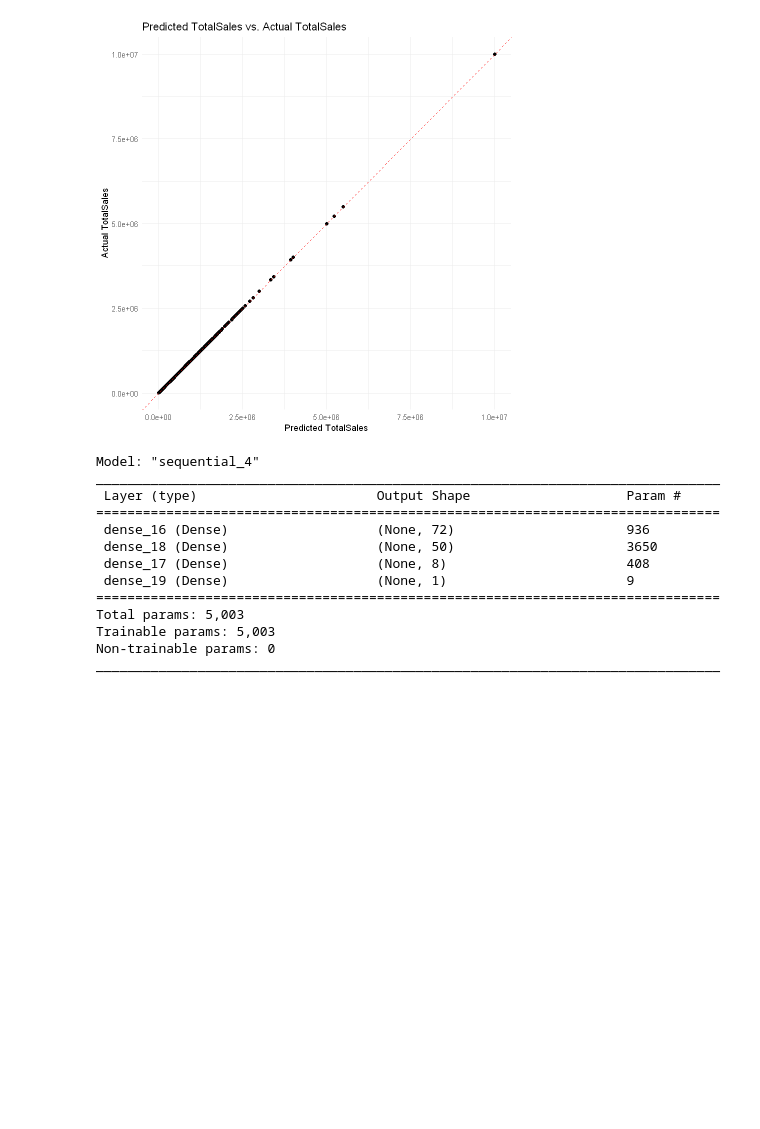
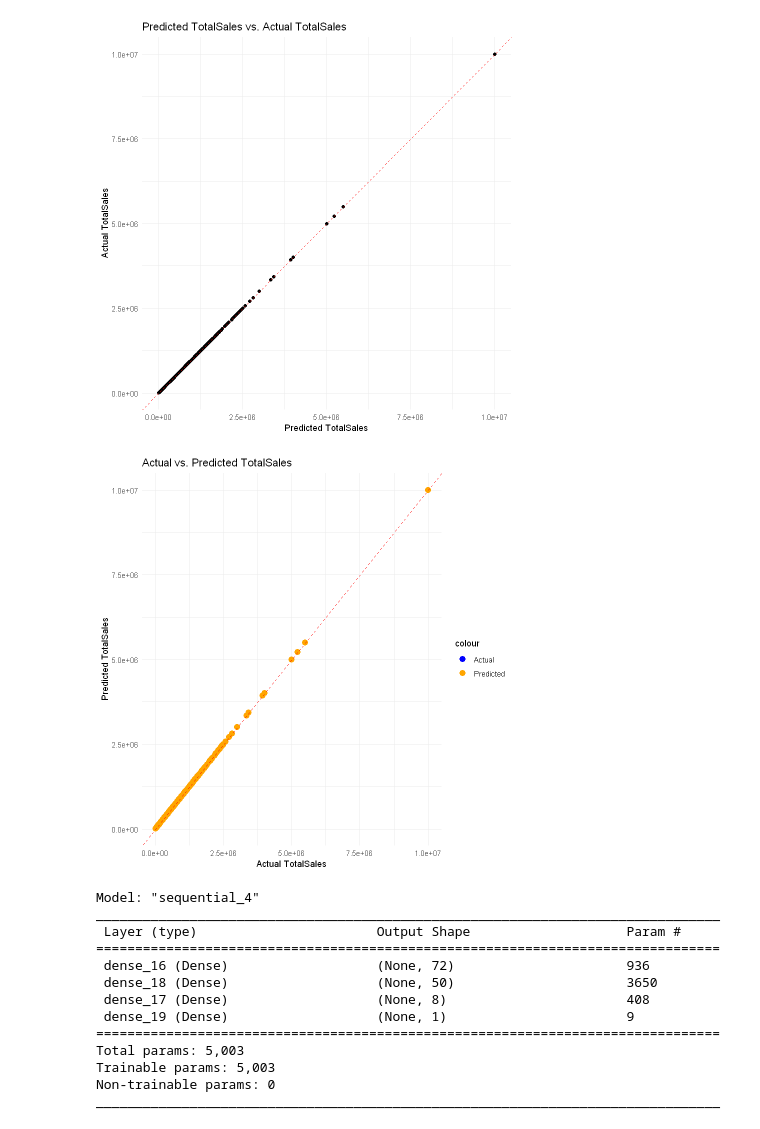
Before and after one commit to wd686/EBAC, a Jupyter notebook: dataProcessing/revenuePredictor.ipynb, the cells around one changed output. Drawn from its saved outputs; the diff is of its cells as text; code cells hidden in the pictures; blank space fills up the shorter version.

```diff
--- a/dataProcessing/revenuePredictor.ipynb
+++ b/dataProcessing/revenuePredictor.ipynb
@@ -932,6 +932,18 @@ ggplot(results, aes(x = Predicted_TotalSales, y = Actual_TotalSales)) +
   theme_minimal()
 # %% [output]
 [figure]
+# %%
+# Create a scatter plot with different colors for actual and predicted
+ggplot(results, aes(x = Actual_TotalSales, y = Predicted_TotalSales)) +
+  geom_point(aes(color = "Actual"), size = 3) +
+  geom_point(aes(color = "Predicted"), size = 3) +
+  scale_color_manual(values = c("Actual" = "blue", "Predicted" = "orange")) +
+  labs(x = "Actual TotalSales", y = "Predicted TotalSales") +
+  ggtitle("Actual vs. Predicted TotalSales") +
+  geom_abline(intercept = 0, slope = 1, linetype = "dashed", color = "red") +
+  theme_minimal()
+# %% [output]
+[figure, added]
 # %%
 ########################################################
 # Build a NN model
```
